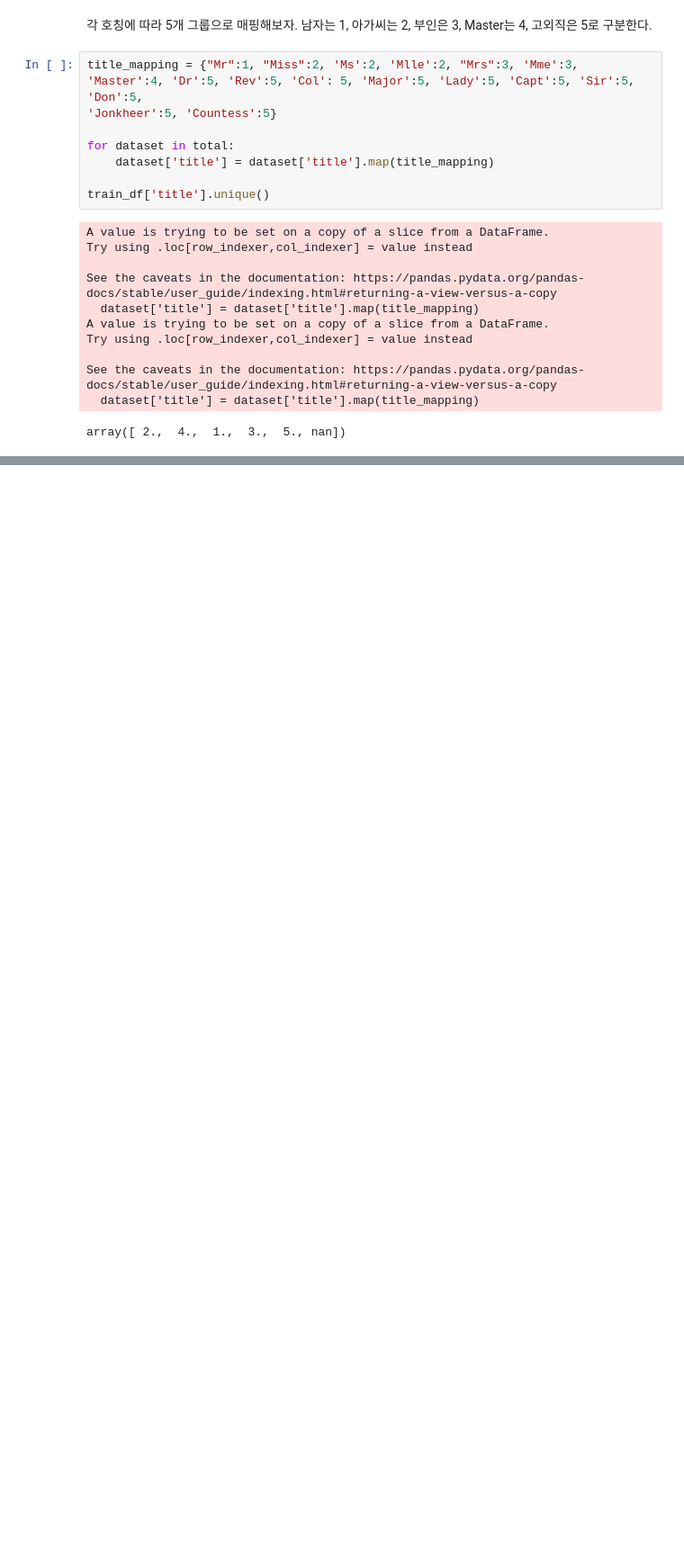
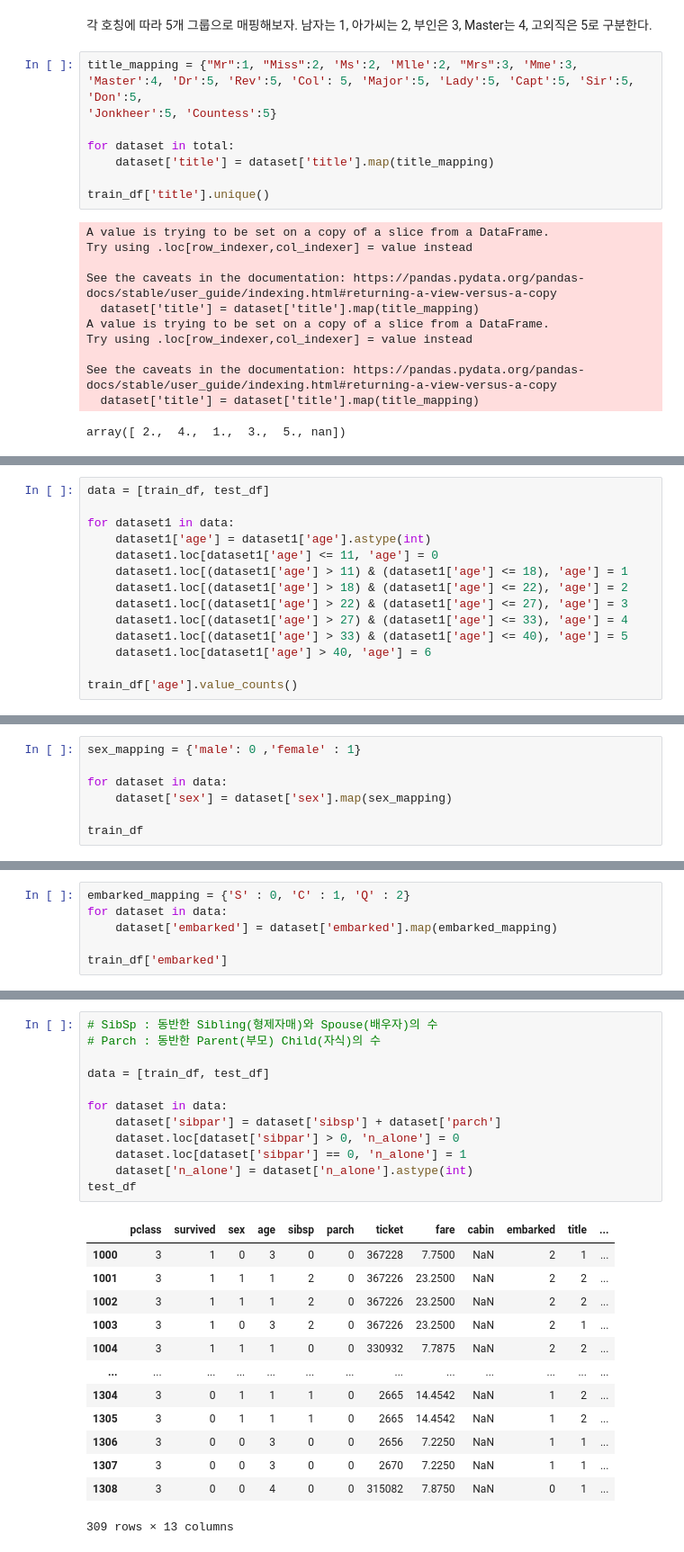
Before and after one commit to khangte/lgup6, a Jupyter notebook: lab02/chapter7/titanic5_1.ipynb, the cells around one changed output, grey strips where cells are left out. Shown at 90% size. Saved outputs shown, nothing was run; the diff lists cells and outputs as text; blank space fills up the shorter version.

```diff
--- a/lab02/chapter7/titanic5_1.ipynb
+++ b/lab02/chapter7/titanic5_1.ipynb
@@ -113,0 +252,14 @@ array([ 2.,  4.,  1.,  3.,  5., nan])
+# %%
+data = [train_df, test_df]
+
+for dataset1 in data:
+    dataset1['age'] = dataset1['age'].astype(int)
+    dataset1.loc[dataset1['age'] <= 11, 'age'] = 0
+    dataset1.loc[(dataset1['age'] > 11) & (dataset1['age'] <= 18), 'age'] = 1
+    dataset1.loc[(dataset1['age'] > 18) & (dataset1['age'] <= 22), 'age'] = 2
+    dataset1.loc[(dataset1['age'] > 22) & (dataset1['age'] <= 27), 'age'] = 3
+    dataset1.loc[(dataset1['age'] > 27) & (dataset1['age'] <= 33), 'age'] = 4
+    dataset1.loc[(dataset1['age'] > 33) & (dataset1['age'] <= 40), 'age'] = 5
+    dataset1.loc[dataset1['age'] > 40, 'age'] = 6
+
+train_df['age'].value_counts()
@@ -113,0 +279,7 @@ array([ 2.,  4.,  1.,  3.,  5., nan])
+# %%
+sex_mapping = {'male': 0 ,'female' : 1}
+
+for dataset in data:
+    dataset['sex'] = dataset['sex'].map(sex_mapping)
+
+train_df
@@ -113,0 +324,6 @@ array([ 2.,  4.,  1.,  3.,  5., nan])
+# %%
+embarked_mapping = {'S' : 0, 'C' : 1, 'Q' : 2}
+for dataset in data:
+    dataset['embarked'] = dataset['embarked'].map(embarked_mapping)
+
+train_df['embarked']
@@ -113,0 +348,26 @@ array([ 2.,  4.,  1.,  3.,  5., nan])
+# %%
+# SibSp : 동반한 Sibling(형제자매)와 Spouse(배우자)의 수
+# Parch : 동반한 Parent(부모) Child(자식)의 수
+
+data = [train_df, test_df]
+
+for dataset in data:
+    dataset['sibpar'] = dataset['sibsp'] + dataset['parch']
+    dataset.loc[dataset['sibpar'] > 0, 'n_alone'] = 0
+    dataset.loc[dataset['sibpar'] == 0, 'n_alone'] = 1
+    dataset['n_alone'] = dataset['n_alone'].astype(int)
+test_df
+# %% [output]
+|  | pclass | survived | sex | age | sibsp | parch | ticket | fare | cabin | embarked | title | ... |
+| 1000 | 3 | 1 | 0 | 3 | 0 | 0 | 367228 | 7.7500 | NaN | 2 | 1 | ... |
+| 1001 | 3 | 1 | 1 | 1 | 2 | 0 | 367226 | 23.2500 | NaN | 2 | 2 | ... |
+| 1002 | 3 | 1 | 1 | 1 | 2 | 0 | 367226 | 23.2500 | NaN | 2 | 2 | ... |
+| 1003 | 3 | 1 | 0 | 3 | 2 | 0 | 367226 | 23.2500 | NaN | 2 | 1 | ... |
+| 1004 | 3 | 1 | 1 | 1 | 0 | 0 | 330932 | 7.7875 | NaN | 2 | 2 | ... |
+| ... | ... | ... | ... | ... | ... | ... | ... | ... | ... | ... | ... | ... |
+| 1304 | 3 | 0 | 1 | 1 | 1 | 0 | 2665 | 14.4542 | NaN | 1 | 2 | ... |
+| 1305 | 3 | 0 | 1 | 1 | 1 | 0 | 2665 | 14.4542 | NaN | 1 | 2 | ... |
+| 1306 | 3 | 0 | 0 | 3 | 0 | 0 | 2656 | 7.2250 | NaN | 1 | 1 | ... |
+| 1307 | 3 | 0 | 0 | 3 | 0 | 0 | 2670 | 7.2250 | NaN | 1 | 1 | ... |
+| 1308 | 3 | 0 | 0 | 4 | 0 | 0 | 315082 | 7.8750 | NaN | 0 | 1 | ... |
+309 rows × 13 columns
```
Also changed, not shown: parts of 43 cells of this notebook, 1 other file.
